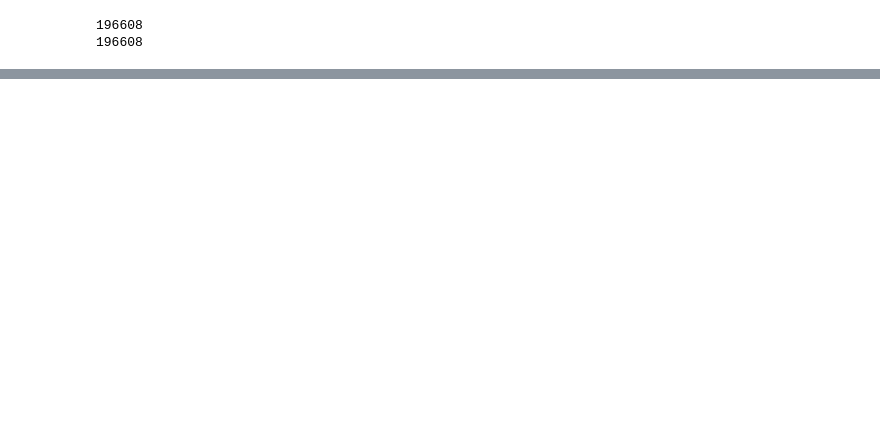
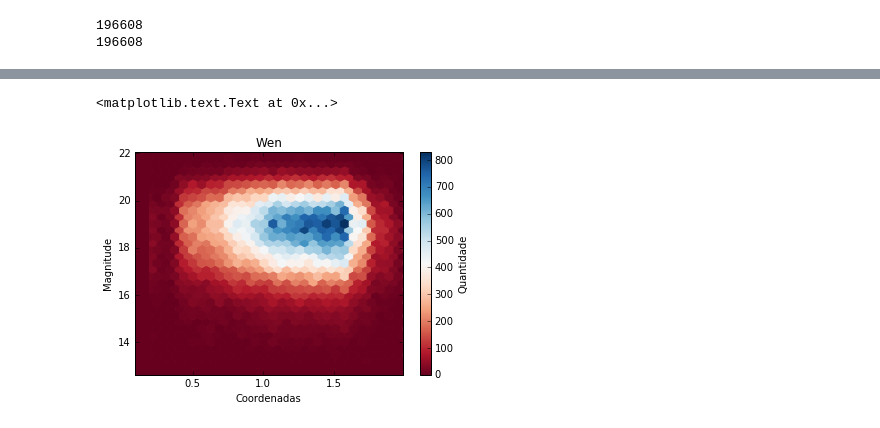
Before and after one commit to clusteron/comparison, a Jupyter notebook: area.ipynb, the cells around one changed output, grey strips where cells are left out. Cells and saved outputs as stored; diff of their text form; code cells hidden in the pictures; blank space fills up the shorter version.

```diff
--- a/area.ipynb
+++ b/area.ipynb
@@ -80,3 +72,0 @@ hp.pixelfunc.fit_dipole(n, nest=False, bad=-1.6375e+30, gal_cut=0)
-# %%
-# Exclui pixels invisiveis
-hp.pixelfunc.fit_monopole(n, nest=False, bad=-1.6375e+30, gal_cut=0)
@@ -123,0 +215,13 @@ hp.mollview(match, title="Mollview image RING")
+# %%
+x = w_pix[0]
+y = w['rmag']
+gridsize = 30
+plt.hexbin(x, y, gridsize=gridsize, marginals=True, cmap=plt.cm.RdBu)
+plt.xlabel('Coordenadas')
+plt.ylabel('Magnitude')
+cb = plt.colorbar()
+cb.set_label('Quantidade')
+plt.title('Wen')
+# %% [output]
+<matplotlib.text.Text at 0x...>
+[figure, added]
```
Also changed, not shown: parts of 20 cells of this notebook.
